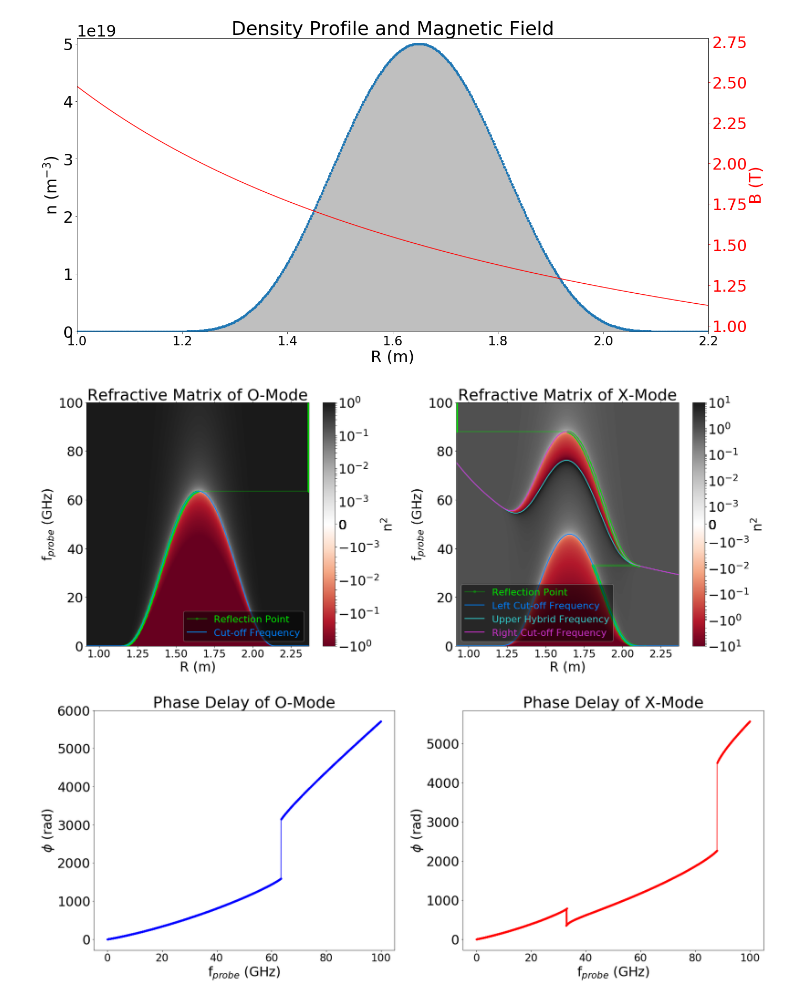
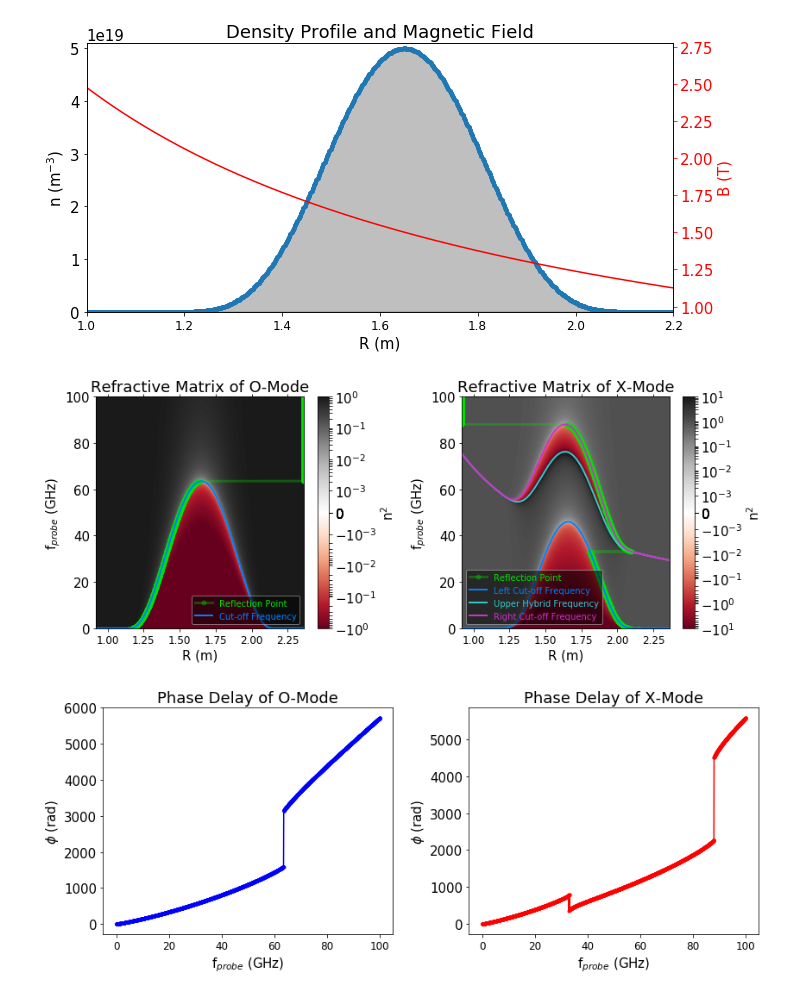
Before and after one commit to OpenReflectometry/scikit-reflectometry, a Jupyter notebook: notebooks/algorithm_step_by_step.ipynb, the cells around one changed output. Saved outputs shown, nothing was run; the diff lists cells and outputs as text; code cells hidden in the pictures.

```diff
--- a/notebooks/algorithm_step_by_step.ipynb
+++ b/notebooks/algorithm_step_by_step.ipynb
@@ -27,5 +31,5 @@ from skreflectometry.graphs import plot_refractive_matrix
 # %%
-plt.figure(figsize=(20, 10))
+plt.figure(figsize=(10, 5))
 
 # plt.subplot(1, 2, 1)
 radius_arr, dens_prof = density_profile(n_points=600)
@@ -42,34 +46,34 @@ radius_arr, dens_prof = density_profile(n_points=600)
 
 ###
 
 # ax1 = plt.subplot(1, 2, 2)
 ax1 = plt.gca()
 rs, ns = density_profile(radius_arr=np.linspace(2.15, 2.1, 600), m=30, n=3, dens_central=10e19, r_vacuum=0.002)
 rs, ns = density_profile(n_points=600)
 bs = magnetic_field_profile(rs, mag_field_ref=1.5, pos_ref=1.65)
 #rs = rs[0] - rs
 #ns = density_add_bump(rs, ns, bump_pos=0.02, bump_size=0.001, bump_height=.95*.95)
 plt.plot(rs, ns, '-o', markersize=4)
 plt.fill_between(rs, ns, 0.0, color='k', alpha=0.25)
 
 plt.xlabel('R (m)')
 plt.ylabel('n (m$^{-3}$)')
 plt.title('Density Profile and Magnetic Field')
 
 #plt.xlim(0, 0.05)
 plt.xlim(1.0, 2.2)
 plt.ylim(0, 5.1e19)
 
 ax2 = ax1.twinx()
 ax2.plot(rs, bs, 'r-')
 ax2.set_ylabel('B (T)', color='r')
 ax2.tick_params('y', colors='r')
 
 plt.tight_layout()
 plt.savefig('images/density_profiles.png', dpi=200)
 plt.show()
 # %% [output]
-[figure, old version]
+[figure, new version]
 # %%
 f_sampling = 125e6
 sweep_time = 25e-6
@@ -98,7 +102,7 @@ n_index_X = refractive_matrix_X(ns, fs_X, mag_field=bs)
 n_index_O_sq = refractive_matrix_O(dens_prof, fs_O, squared=True)
 n_index_X_sq = refractive_matrix_X(ns, fs_X, mag_field=bs, squared=True)
 # %%
-plt.figure(figsize=(24, 10))
+plt.figure(figsize=fig_size)
 
 ax_O = plt.subplot(1, 2, 1)
 
@@ -113,12 +117,12 @@ plt.tight_layout()
 plt.savefig('images/refractive_matrixes.png', dpi=200)
 plt.show()
 # %% [output]
-[figure, old version]
+[figure, new version]
 # %%
 phi_O = phase_delay(fs_O, radius_arr, n_index_O, reflect_at_wall=True)
 phi_X = phase_delay(fs_X, rs, n_index_X, refract_epsilon=1e-6, antenna_side='lfs')
 
-plt.figure(figsize=(24, 10))
+plt.figure(figsize=fig_size)
 
 plt.subplot(1, 2, 1)
 
@@ -140,7 +144,7 @@ plt.tight_layout()
 plt.savefig('images/phase_delays.png', dpi=200)
 plt.show()
 # %% [output]
-[figure, old version]
+[figure, new version]
 # %%
 delta_t_O = group_delay(fs_O, phi_O)
 delta_t_X = group_delay(fs_X, phi_X)
```
Also changed, not shown: parts of 6 cells of this notebook, 6 other files.
